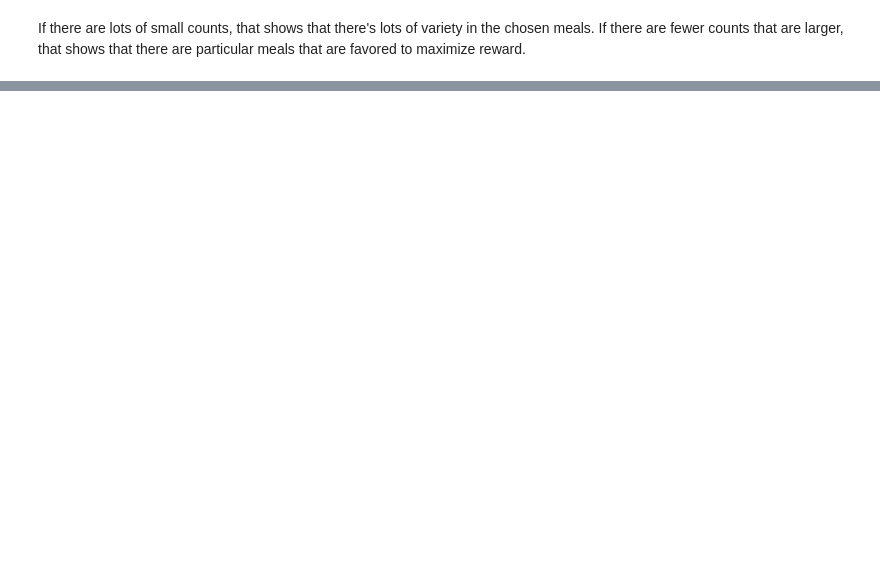
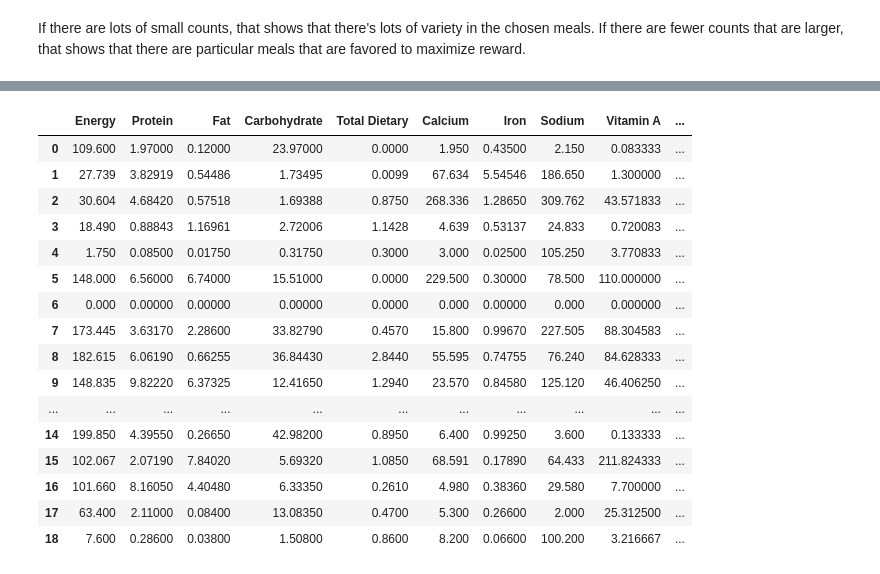
Before and after one commit to lurosenb/five_jelly_donuts, a Jupyter notebook: heuristic_ppo_agent.ipynb, the cells around one changed output, grey strips where cells are left out. Drawn from its saved outputs; the diff is of its cells as text; code cells hidden in the pictures; blank space fills up the shorter version.

```diff
--- a/heuristic_ppo_agent.ipynb
+++ b/heuristic_ppo_agent.ipynb
@@ -715,0 +718,4 @@ If there are fewer counts that are larger, that shows that there are particular
+# %%
+sample_ingredients = load_ingredient(sample_language = 'eng')
+sample_menus = load_menu(ingredients = sample_ingredients, sample_language = 'eng')
+sample_diets = load_diet(menus = sample_menus, num_loads = 500, sample_language = 'eng', sample_name = 'ML')
@@ -715,0 +742,20 @@ If there are fewer counts that are larger, that shows that there are particular
+# %%
+pd.DataFrame([sample_diets.plan[0][i].nutrition for i in range(19)])
+# %% [output]
+|  | Energy | Protein | Fat | Carbohydrate | Total Dietary | Calcium | Iron | Sodium | Vitamin A | ... |
+| 0 | 109.600 | 1.97000 | 0.12000 | 23.97000 | 0.0000 | 1.950 | 0.43500 | 2.150 | 0.083333 | ... |
+| 1 | 27.739 | 3.82919 | 0.54486 | 1.73495 | 0.0099 | 67.634 | 5.54546 | 186.650 | 1.300000 | ... |
+| 2 | 30.604 | 4.68420 | 0.57518 | 1.69388 | 0.8750 | 268.336 | 1.28650 | 309.762 | 43.571833 | ... |
+| 3 | 18.490 | 0.88843 | 1.16961 | 2.72006 | 1.1428 | 4.639 | 0.53137 | 24.833 | 0.720083 | ... |
+| 4 | 1.750 | 0.08500 | 0.01750 | 0.31750 | 0.3000 | 3.000 | 0.02500 | 105.250 | 3.770833 | ... |
+| 5 | 148.000 | 6.56000 | 6.74000 | 15.51000 | 0.0000 | 229.500 | 0.30000 | 78.500 | 110.000000 | ... |
+| 6 | 0.000 | 0.00000 | 0.00000 | 0.00000 | 0.0000 | 0.000 | 0.00000 | 0.000 | 0.000000 | ... |
+| 7 | 173.445 | 3.63170 | 2.28600 | 33.82790 | 0.4570 | 15.800 | 0.99670 | 227.505 | 88.304583 | ... |
+| 8 | 182.615 | 6.06190 | 0.66255 | 36.84430 | 2.8440 | 55.595 | 0.74755 | 76.240 | 84.628333 | ... |
+| 9 | 148.835 | 9.82220 | 6.37325 | 12.41650 | 1.2940 | 23.570 | 0.84580 | 125.120 | 46.406250 | ... |
+| ... | ... | ... | ... | ... | ... | ... | ... | ... | ... | ... |
+| 14 | 199.850 | 4.39550 | 0.26650 | 42.98200 | 0.8950 | 6.400 | 0.99250 | 3.600 | 0.133333 | ... |
+| 15 | 102.067 | 2.07190 | 7.84020 | 5.69320 | 1.0850 | 68.591 | 0.17890 | 64.433 | 211.824333 | ... |
+| 16 | 101.660 | 8.16050 | 4.40480 | 6.33350 | 0.2610 | 4.980 | 0.38360 | 29.580 | 7.700000 | ... |
+| 17 | 63.400 | 2.11000 | 0.08400 | 13.08350 | 0.4700 | 5.300 | 0.26600 | 2.000 | 25.312500 | ... |
+| 18 | 7.600 | 0.28600 | 0.03800 | 1.50800 | 0.8600 | 8.200 | 0.06600 | 100.200 | 3.216667 | ... |
```
Also changed, not shown: parts of 12 cells of this notebook, 1 other file.
